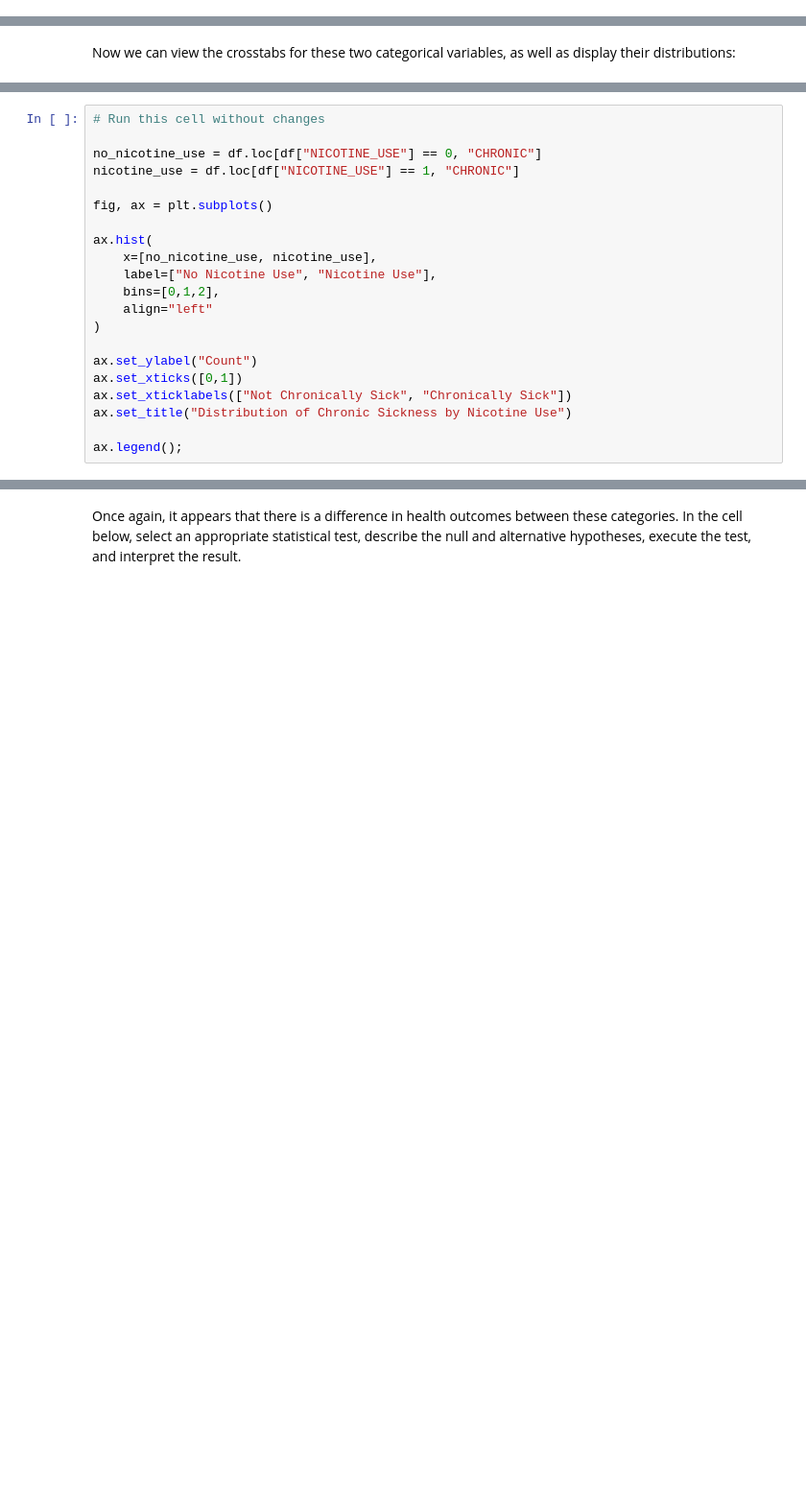
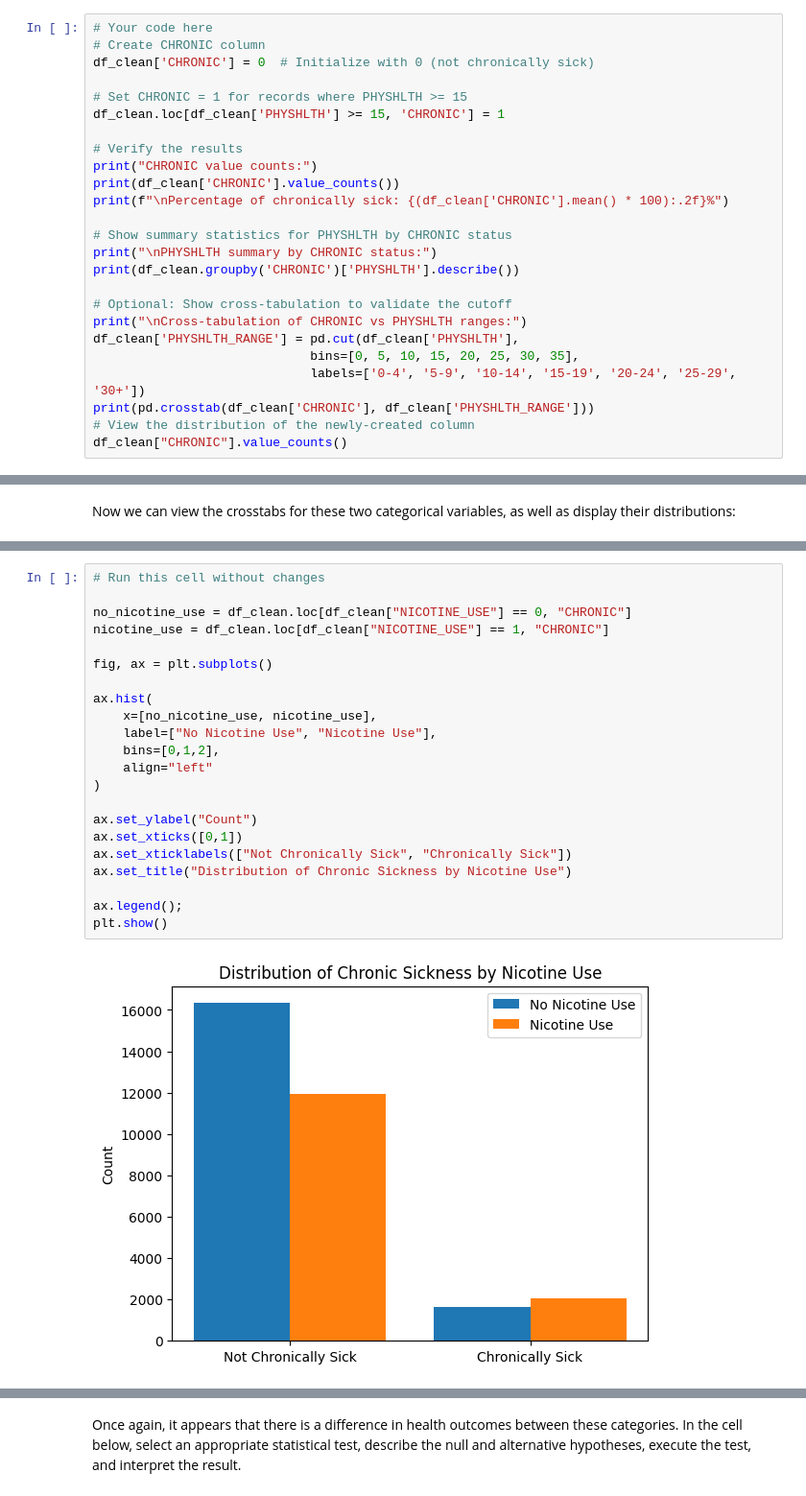
Before and after one commit to Ray-Onsongo/dsc-hypothesis-testing-lab-Ray, a Jupyter notebook: index.ipynb, the cells around one changed output, grey strips where cells are left out. Shown at 96% size. Saved outputs shown, nothing was run; the diff lists cells and outputs as text; blank space fills up the shorter version.

```diff
--- a/index.ipynb
+++ b/index.ipynb
@@ -304,0 +711,25 @@ df["CHRONIC"].value_counts()
+# %%
+# Your code here
+# Create CHRONIC column
+df_clean['CHRONIC'] = 0  # Initialize with 0 (not chronically sick)
+
+# Set CHRONIC = 1 for records where PHYSHLTH >= 15
+df_clean.loc[df_clean['PHYSHLTH'] >= 15, 'CHRONIC'] = 1
+
+# Verify the results
+print("CHRONIC value counts:")
+print(df_clean['CHRONIC'].value_counts())
+print(f"\nPercentage of chronically sick: {(df_clean['CHRONIC'].mean() * 100):.2f}%")
+
+# Show summary statistics for PHYSHLTH by CHRONIC status
+print("\nPHYSHLTH summary by CHRONIC status:")
+print(df_clean.groupby('CHRONIC')['PHYSHLTH'].describe())
+
+# Optional: Show cross-tabulation to validate the cutoff
+print("\nCross-tabulation of CHRONIC vs PHYSHLTH ranges:")
+df_clean['PHYSHLTH_RANGE'] = pd.cut(df_clean['PHYSHLTH'],
+                             bins=[0, 5, 10, 15, 20, 25, 30, 35],
+                             labels=['0-4', '5-9', '10-14', '15-19', '20-24', '25-29', '30+'])
+print(pd.crosstab(df_clean['CHRONIC'], df_clean['PHYSHLTH_RANGE']))
+# View the distribution of the newly-created column
+df_clean["CHRONIC"].value_counts()
@@ -311,21 +771,24 @@ contingency_table
 # %%
 # Run this cell without changes
 
-no_nicotine_use = df.loc[df["NICOTINE_USE"] == 0, "CHRONIC"]
-nicotine_use = df.loc[df["NICOTINE_USE"] == 1, "CHRONIC"]
+no_nicotine_use = df_clean.loc[df_clean["NICOTINE_USE"] == 0, "CHRONIC"]
+nicotine_use = df_clean.loc[df_clean["NICOTINE_USE"] == 1, "CHRONIC"]
 
 fig, ax = plt.subplots()
 
 ax.hist(
     x=[no_nicotine_use, nicotine_use],
     label=["No Nicotine Use", "Nicotine Use"],
     bins=[0,1,2],
     align="left"
 )
 
 ax.set_ylabel("Count")
 ax.set_xticks([0,1])
 ax.set_xticklabels(["Not Chronically Sick", "Chronically Sick"])
 ax.set_title("Distribution of Chronic Sickness by Nicotine Use")
 
 ax.legend();
+plt.show()
+# %% [output]
+[figure, added]
```
Also changed, not shown: parts of 47 cells of this notebook.
